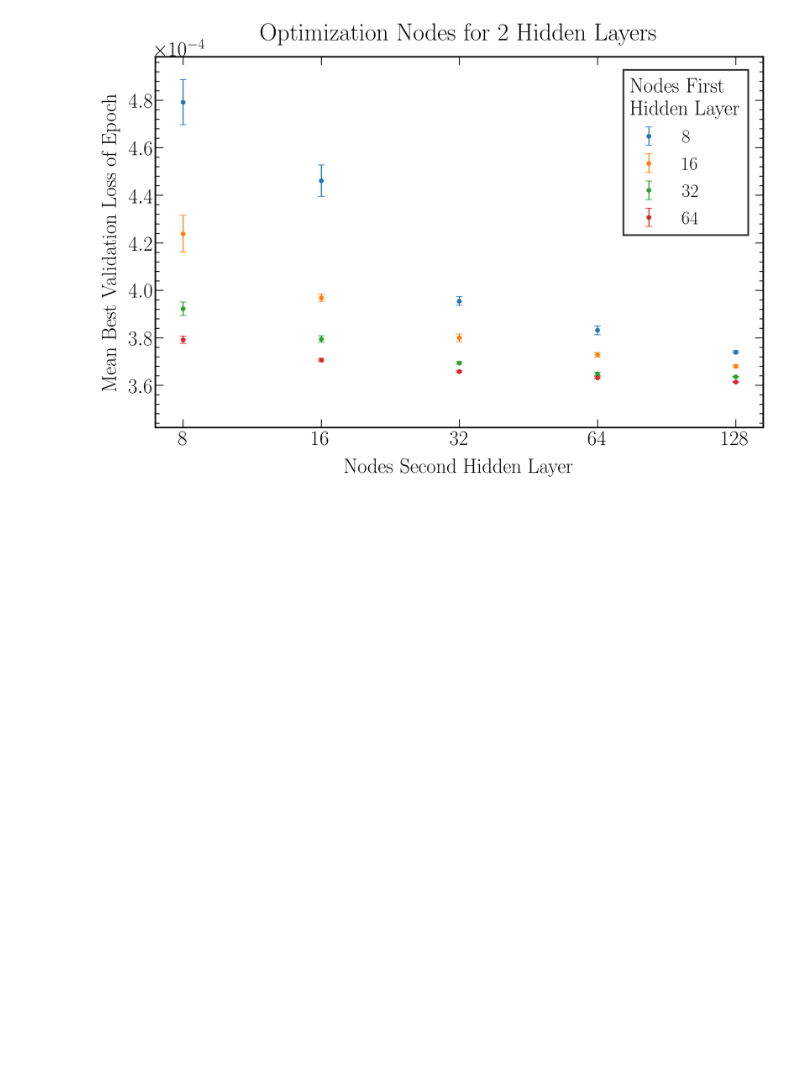
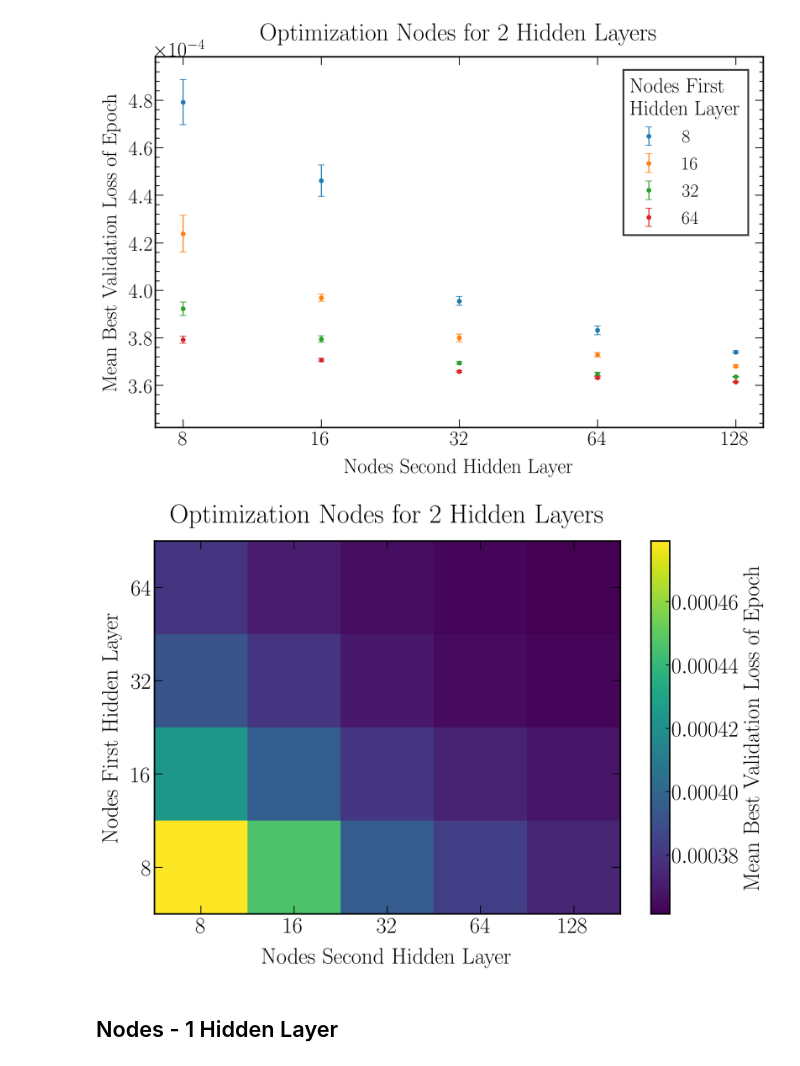
Before and after one commit to AG-Schumann/Xebra_G4_Analysis, a Jupyter notebook: Position_Reconstruction_NN/XeBRA_Position_Reconstruction_Optimize_NN_Comparison.ipynb, the cells around one changed output. Cells and saved outputs as stored; diff of their text form; code cells hidden in the pictures; blank space fills up the shorter version.

Commit message:
Optimization number hidden layers.

```diff
--- a/Position_Reconstruction_NN/XeBRA_Position_Reconstruction_Optimize_NN_Comparison.ipynb
+++ b/Position_Reconstruction_NN/XeBRA_Position_Reconstruction_Optimize_NN_Comparison.ipynb
@@ -41,7 +41,7 @@ Using TensorFlow backend.
 #############################################
 
 ## Selection of file(s) to be used:
-filename_list = glob.glob("/media/alex/TOSHIBA EXT/Simulation_Data/LCE/optPhot_S2_1.0e+05_pmtGap4.5_RPTFE0.95_LXeAbs100_Tmesh0.89770509_writeEmptyFalse_nop_1.0e+04_*.root")
+filename_list = glob.glob("/media/ab602/TOSHIBA EXT/Simulation_Data/LCE/optPhot_S2_1.0e+05_pmtGap4.5_RPTFE0.95_LXeAbs100_Tmesh0.89770509_writeEmptyFalse_nop_1.0e+04_*.root")
 file_split_train = 0.9 # fraction of file used for training
 
 ## Import as pandas dataframes
@@ -442,3 +442,74 @@ plt.show()
 fig.savefig("Optimization_Nodes_2layers.png")
 # %% [output]
 [figure]
+# %%
+#############################################
+## Set plot styles:
+#############################################
+
+fig=plt.figure(figsize=(16, 10), dpi=150)
+
+# Text options
+plt.rc('text', usetex=True)
+plt.rc('font', family='serif')
+
+# Labels
+label_size = 32.5 #25
+label_pad = 13 #10
+title_size = 39 #30
+title_pad = 26 #20
+
+# Axes Parameters
+axes = plt.gca()
+axes.tick_params(axis='both')
+
+# Axes ---> Linewidth
+for axis in ['top','bottom','left','right']:
+    axes.spines[axis].set_linewidth(2.2)
+
+# Axes ---> Ticks
+axes.xaxis.set_major_locator(MultipleLocator(1))
+axes.xaxis.set_minor_locator(NullLocator())
+plt.tick_params(which='minor', direction='in', labelsize=label_size, top=True, right=True, width=1.2, length=6)
+axes.yaxis.set_major_locator(MultipleLocator(1))
+axes.yaxis.set_minor_locator(NullLocator())
+plt.tick_params(which='minor', direction='in', labelsize=label_size, top=True, right=True, width=1.2, length=6)
+plt.tick_params(which='major', direction='in', labelsize=label_size, top=True, right=True, width=1.2, length=12)
+
+# Grid
+#plt.grid(True)
+
+#############################################
+## Plot specific settings and plot data
+#############################################
+
+# Data plot
+data = list_par_means.reshape((np.sum(parameters[:,1] == 8), np.sum(parameters[:,0] == 8)))
+plt.imshow(data, cmap='viridis', interpolation='nearest')
+
+plt.xlabel('Nodes Second Hidden Layer', fontsize = label_size, labelpad = label_pad) # -35*mm,35*mm = 70
+plt.ylabel('Nodes First Hidden Layer', fontsize = label_size, labelpad = label_pad) # 68.5*mm - 2*0.15*mm
+plt.title('Optimization Nodes for 2 Hidden Layers', fontsize = title_size, pad = title_pad)
+
+axes.set_xticklabels(['0','8','16','32','64','128'])
+axes.set_yticklabels(['0','8','16','32','64'])
+
+plt.gca().set_aspect('equal', adjustable='box')
+plt.gca().invert_yaxis()
+
+# Colorbar
+cbar = plt.colorbar()
+cbar.outline.set_linewidth(2.2)
+cbar.ax.tick_params(direction='in', labelsize=label_size, width=1.2, length=6)
+cbar.set_label(label='Mean Best Validation Loss of Epoch', fontsize=label_size)
+
+currentAxis = plt.gca()
+circle = plt.Circle((0., 0.), 35., color='gray', linestyle = '-', fill=False)
+currentAxis.add_artist(circle)
+
+fig.savefig("Optimization_Nodes_2layers_2d.png")
+plt.show()
+# %% [output]
+[figure, added]
+# %% [markdown]
+## Nodes - 1 Hidden Layer
```
Also changed, not shown: parts of 6 cells of this notebook.
